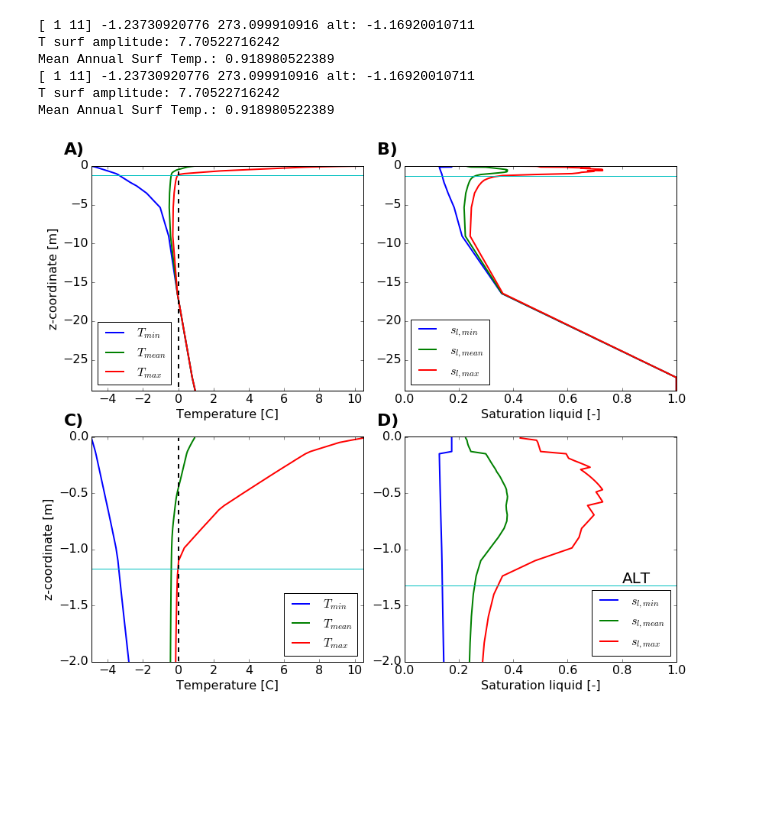
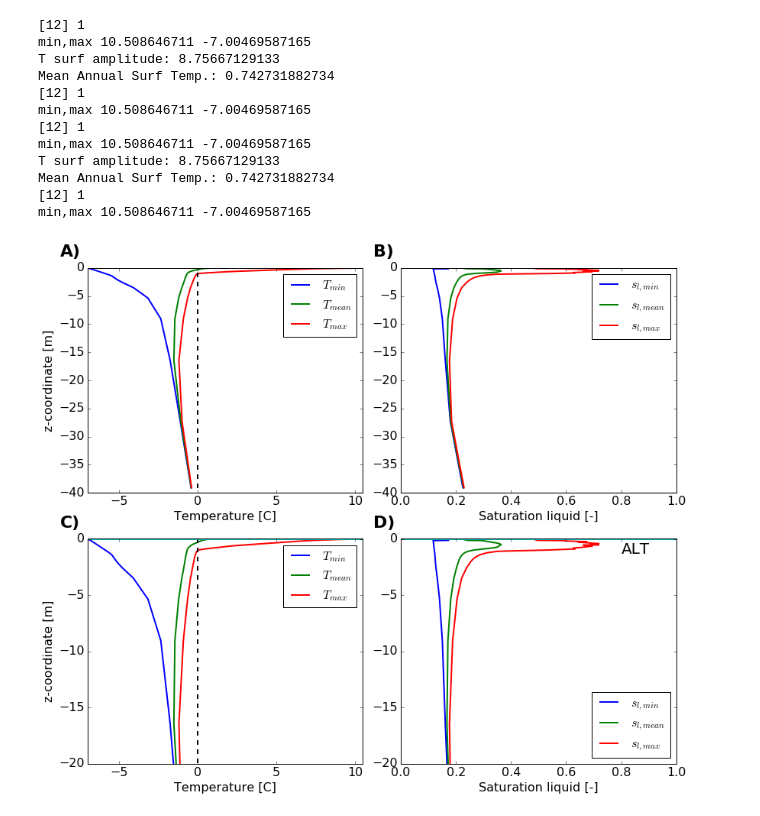
Before and after one commit to amanzi/ats-testsuite-arctic, a Jupyter notebook: testing/1Dbotflux/plot_tests78.ipynb, the cells around one changed output. Saved outputs shown, nothing was run; the diff lists cells and outputs as text; code cells hidden in the pictures; blank space fills up the shorter version.

```diff
--- a/testing/1Dbotflux/plot_tests78.ipynb
+++ b/testing/1Dbotflux/plot_tests78.ipynb
@@ -80,21 +118,21 @@ def plot_tests(diii):
     #fig.subplots_adjust(hspace=.6)
 
     ax1=fig.add_subplot(2,2,1)
-    ground_temps(diii,29,'temp','temp_2m.pdf')
+    ground_temps(diii,40,'temp','temp_2m.pdf')
     plt.ylabel('z-coordinate [m]', fontsize=16)
     ax1.text(-0.1, 1.05, string.ascii_uppercase[0]+')', transform=ax1.transAxes, size=22, weight='bold')
 
     ax1=fig.add_subplot(2,2,2)
-    ground_temps(diii,29,'sat','temp_2m.pdf')
+    ground_temps(diii,40,'sat','temp_2m.pdf')
     ax1.text(-0.1, 1.05, string.ascii_uppercase[1]+')', transform=ax1.transAxes, size=22, weight='bold')
 
     ax1=fig.add_subplot(2,2,3)
-    ground_temps(diii,2,'temp','temp_2m.pdf')
+    ground_temps(diii,20,'temp','temp_2m.pdf')
     plt.ylabel('z-coordinate [m]', fontsize=16)
     ax1.text(-0.1, 1.05, string.ascii_uppercase[2]+')', transform=ax1.transAxes, size=22, weight='bold')
 
     ax1=fig.add_subplot(2,2,4)
-    ground_temps(diii,2,'sat','temp_2m.pdf')
+    ground_temps(diii,20,'sat','temp_2m.pdf')
     plt.text(0.8, -1.3, r'ALT', fontsize=20)
     ax1.text(-0.1, 1.05, string.ascii_uppercase[3]+')', transform=ax1.transAxes, size=22, weight='bold')
 
@@ -103,11 +313,17 @@ def plot_tests(diii):
 # %%
-plot_tests("test7/test7-organic.regression.gold")
+plot_tests("test7_2/test7/test7-organic.regression.gold")
 # %% [output]
-[ 1 11] -1.23730920776 273.099910916 alt: -1.16920010711
-T surf amplitude: 7.70522716242
-Mean Annual Surf Temp.: 0.918980522389
-[ 1 11] -1.23730920776 273.099910916 alt: -1.16920010711
-T surf amplitude: 7.70522716242
-Mean Annual Surf Temp.: 0.918980522389
+[12] 1
+min,max 10.508646711 -7.00469587165
+T surf amplitude: 8.75667129133
+Mean Annual Surf Temp.: 0.742731882734
+[12] 1
+min,max 10.508646711 -7.00469587165
+[12] 1
+min,max 10.508646711 -7.00469587165
+T surf amplitude: 8.75667129133
+Mean Annual Surf Temp.: 0.742731882734
+[12] 1
+min,max 10.508646711 -7.00469587165
-[figure, old version]
+[figure, new version]
 # %%
```
Also changed, not shown: parts of 17 cells of this notebook, 15 other files.
